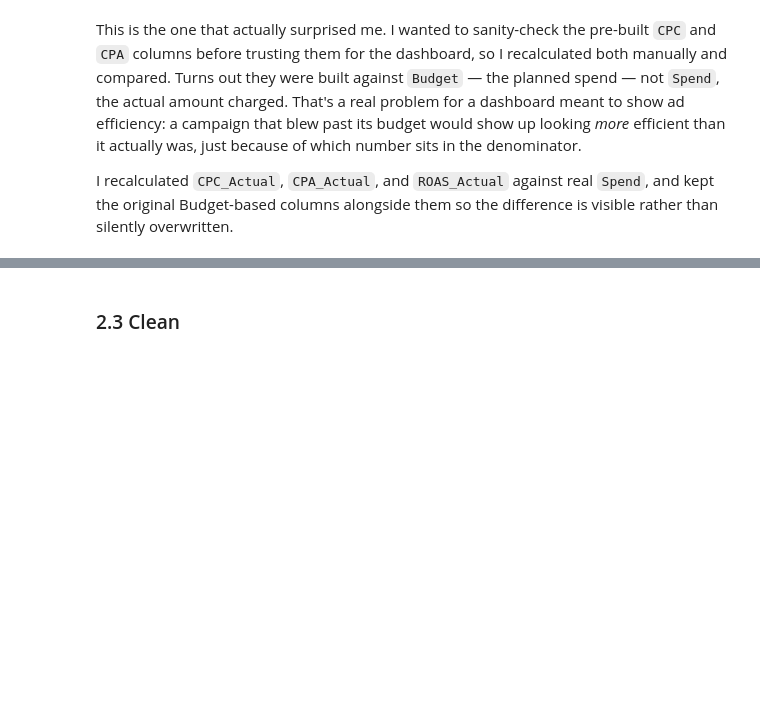
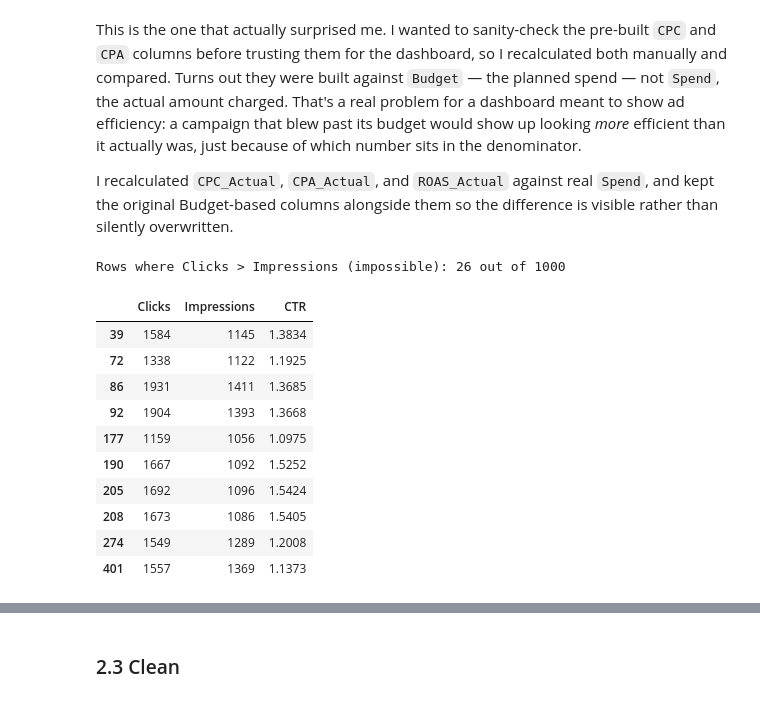
Before and after one commit to Katherinam4/marketing-analytics-dashboard-tableau, a Jupyter notebook: marketing_data_cleaning.ipynb, the cells around one changed output, grey strips where cells are left out. Drawn from its saved outputs; the diff is of its cells as text; code cells hidden in the pictures; blank space fills up the shorter version.

```diff
--- a/marketing_data_cleaning.ipynb
+++ b/marketing_data_cleaning.ipynb
@@ -292,3 +292,21 @@ the denominator.
 I recalculated `CPC_Actual`, `CPA_Actual`, and `ROAS_Actual` against real `Spend`,
 and kept the original Budget-based columns alongside them so the difference is
 visible rather than silently overwritten.
+# %%
+# Check whether CTR values are logically possible (Clicks can never exceed Impressions)
+impossible_ctr = df2[df2['Clicks'] > df2['Impressions']]
+print("Rows where Clicks > Impressions (impossible):", len(impossible_ctr), "out of", len(df2))
+impossible_ctr[['Clicks', 'Impressions', 'CTR']].head(10)
+# %% [output]
+Rows where Clicks > Impressions (impossible): 26 out of 1000
+|  | Clicks | Impressions | CTR |
+| 39 | 1584 | 1145 | 1.3834 |
+| 72 | 1338 | 1122 | 1.1925 |
+| 86 | 1931 | 1411 | 1.3685 |
+| 92 | 1904 | 1393 | 1.3668 |
+| 177 | 1159 | 1056 | 1.0975 |
+| 190 | 1667 | 1092 | 1.5252 |
+| 205 | 1692 | 1096 | 1.5424 |
+| 208 | 1673 | 1086 | 1.5405 |
+| 274 | 1549 | 1289 | 1.2008 |
+| 401 | 1557 | 1369 | 1.1373 |
```
Also changed, not shown: parts of 5 cells of this notebook, 1 other file.
